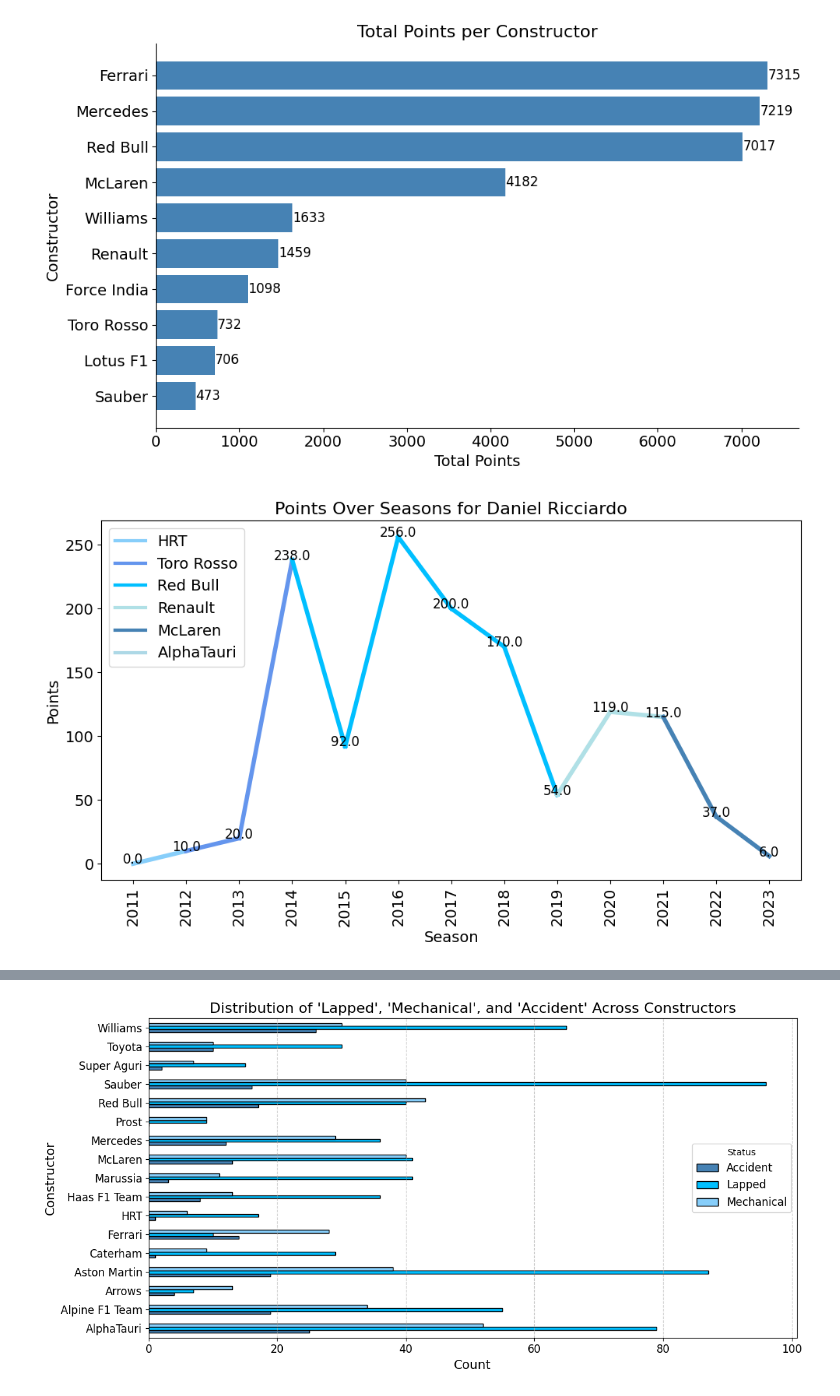
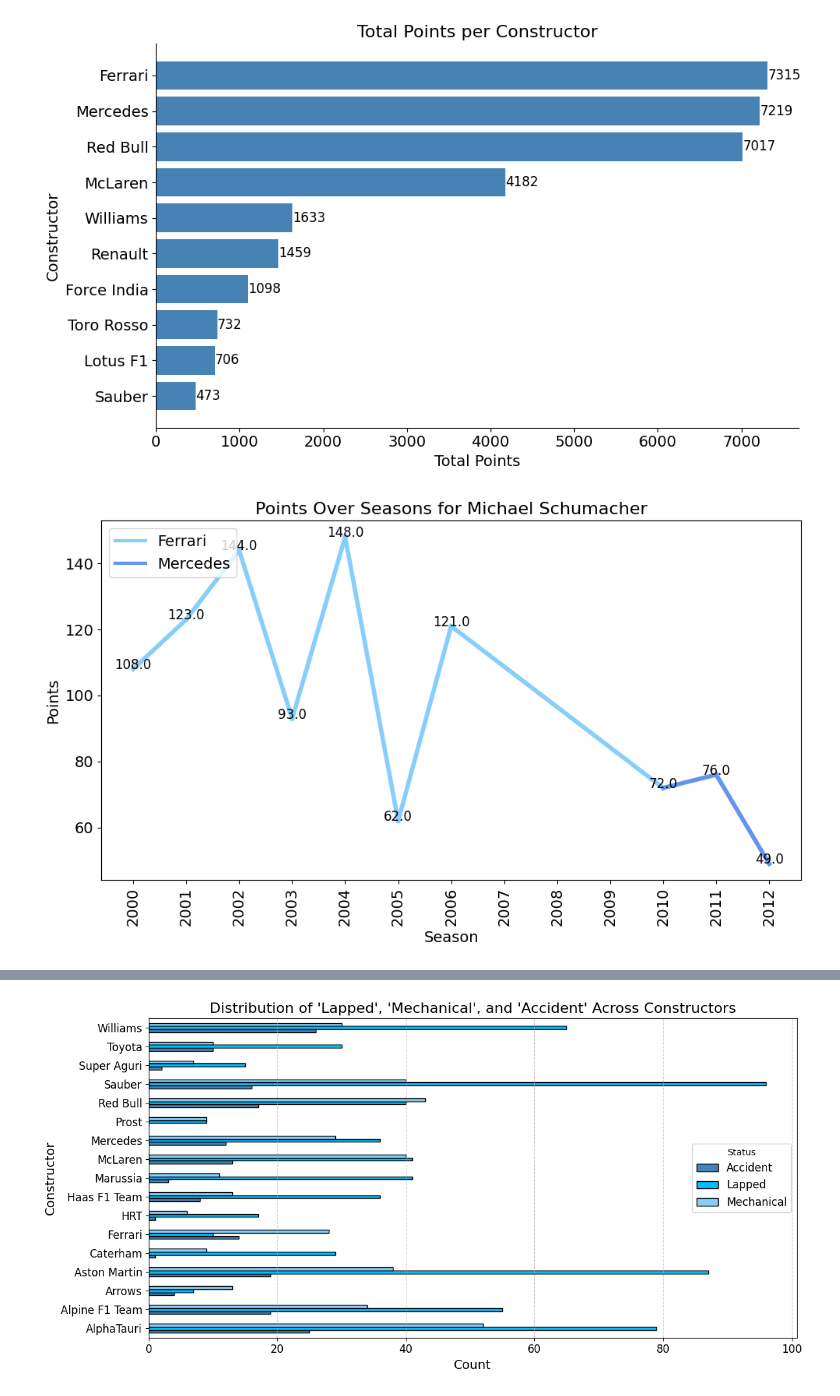
Before and after one commit to NandiniKodali988/F1-Through-Data, a Jupyter notebook: technical-details/eda/main.ipynb, the cells around one changed output, grey strips where cells are left out. Drawn from its saved outputs; the diff is of its cells as text; code cells hidden in the pictures.

Commit message:
add images for points

```diff
--- a/technical-details/eda/main.ipynb
+++ b/technical-details/eda/main.ipynb
@@ -233,6 +234,6 @@ def plot_driver_points(data, driver_name, color_list=None):
 
 color_list = ["lightskyblue", "cornflowerblue", "deepskyblue", "powderblue", "steelblue", "lightblue"]
 # %%
-plot_driver_points(data, "Daniel Ricciardo", color_list)
+plot_driver_points(data, "Michael Schumacher", color_list)
 # %% [output]
-[figure, old version]
+[figure, new version]
```
Also changed, not shown: parts of 1 cell of this notebook, 9 other files.
